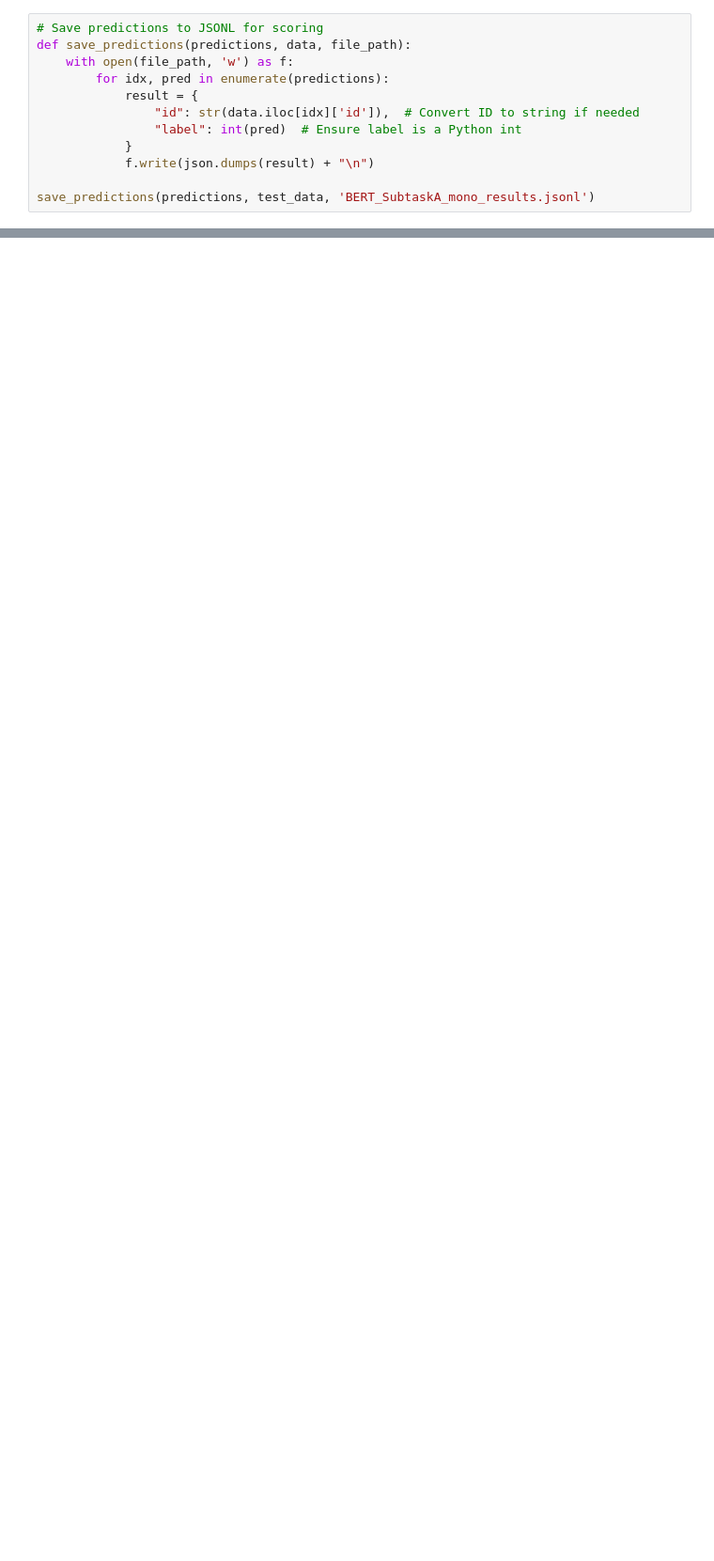
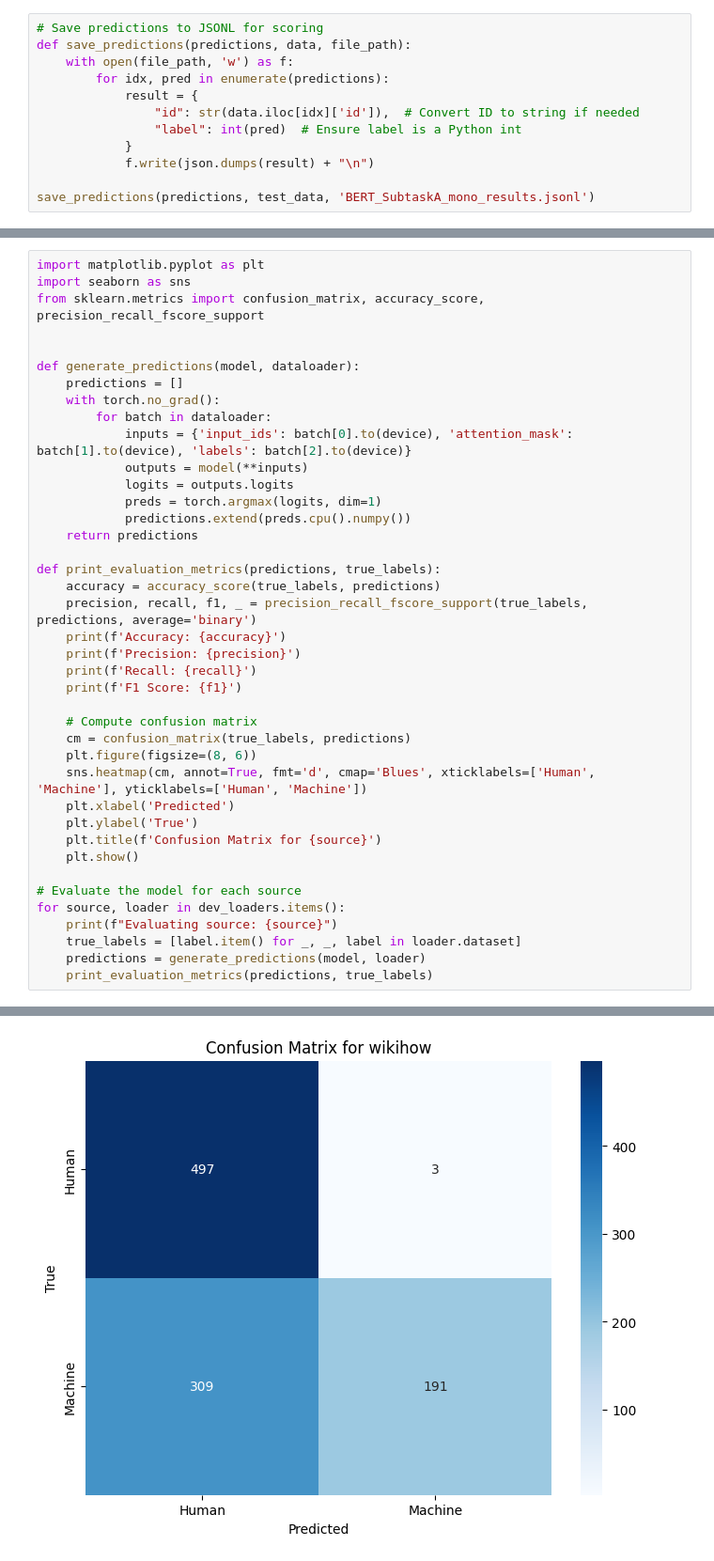
Before and after one commit to Shivanshmathur/MGTDetection-Eval, a Jupyter notebook: BERT.ipynb, the cells around one changed output, grey strips where cells are left out. Shown at 94% size. Cells and saved outputs as stored; diff of their text form; blank space fills up the shorter version.

```diff
--- a/BERT.ipynb
+++ b/BERT.ipynb
@@ -229,0 +396,41 @@ F1 Score: 0.6194184839044652
+# %%
+import matplotlib.pyplot as plt
+import seaborn as sns
+from sklearn.metrics import confusion_matrix, accuracy_score, precision_recall_fscore_support
+
+
+def generate_predictions(model, dataloader):
+    predictions = []
+    with torch.no_grad():
+        for batch in dataloader:
+            inputs = {'input_ids': batch[0].to(device), 'attention_mask': batch[1].to(device), 'labels': batch[2].to(device)}
+            outputs = model(**inputs)
+            logits = outputs.logits
+            preds = torch.argmax(logits, dim=1)
+            predictions.extend(preds.cpu().numpy())
+    return predictions
+
+def print_evaluation_metrics(predictions, true_labels):
+    accuracy = accuracy_score(true_labels, predictions)
+    precision, recall, f1, _ = precision_recall_fscore_support(true_labels, predictions, average='binary')
+    print(f'Accuracy: {accuracy}')
+    print(f'Precision: {precision}')
+    print(f'Recall: {recall}')
+    print(f'F1 Score: {f1}')
+
+    # Compute confusion matrix
+    cm = confusion_matrix(true_labels, predictions)
+    plt.figure(figsize=(8, 6))
+    sns.heatmap(cm, annot=True, fmt='d', cmap='Blues', xticklabels=['Human', 'Machine'], yticklabels=['Human', 'Machine'])
+    plt.xlabel('Predicted')
+    plt.ylabel('True')
+    plt.title(f'Confusion Matrix for {source}')
+    plt.show()
+
+# Evaluate the model for each source
+for source, loader in dev_loaders.items():
+    print(f"Evaluating source: {source}")
+    true_labels = [label.item() for _, _, label in loader.dataset]
+    predictions = generate_predictions(model, loader)
+    print_evaluation_metrics(predictions, true_labels)
+# %% [output]
@@ -229,0 +442 @@ F1 Score: 0.6194184839044652
+[figure, added]
```
Also changed, not shown: parts of 19 cells of this notebook, 18 other files.
